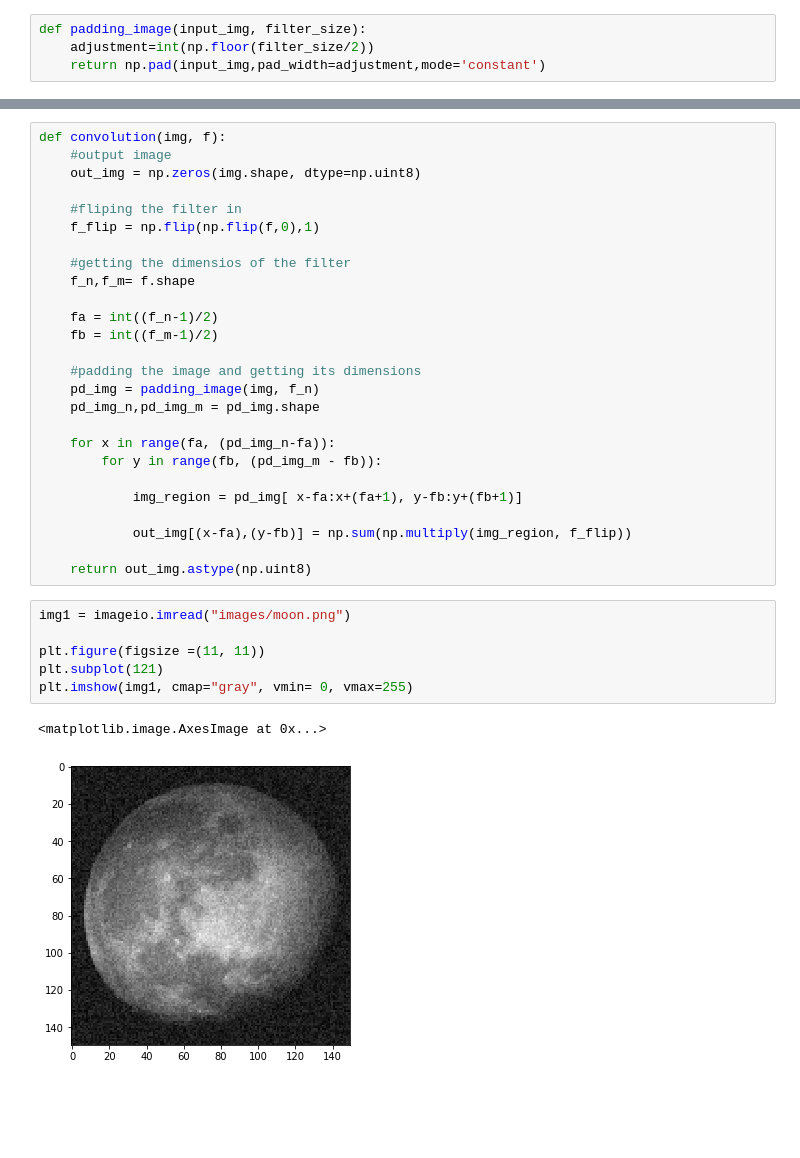
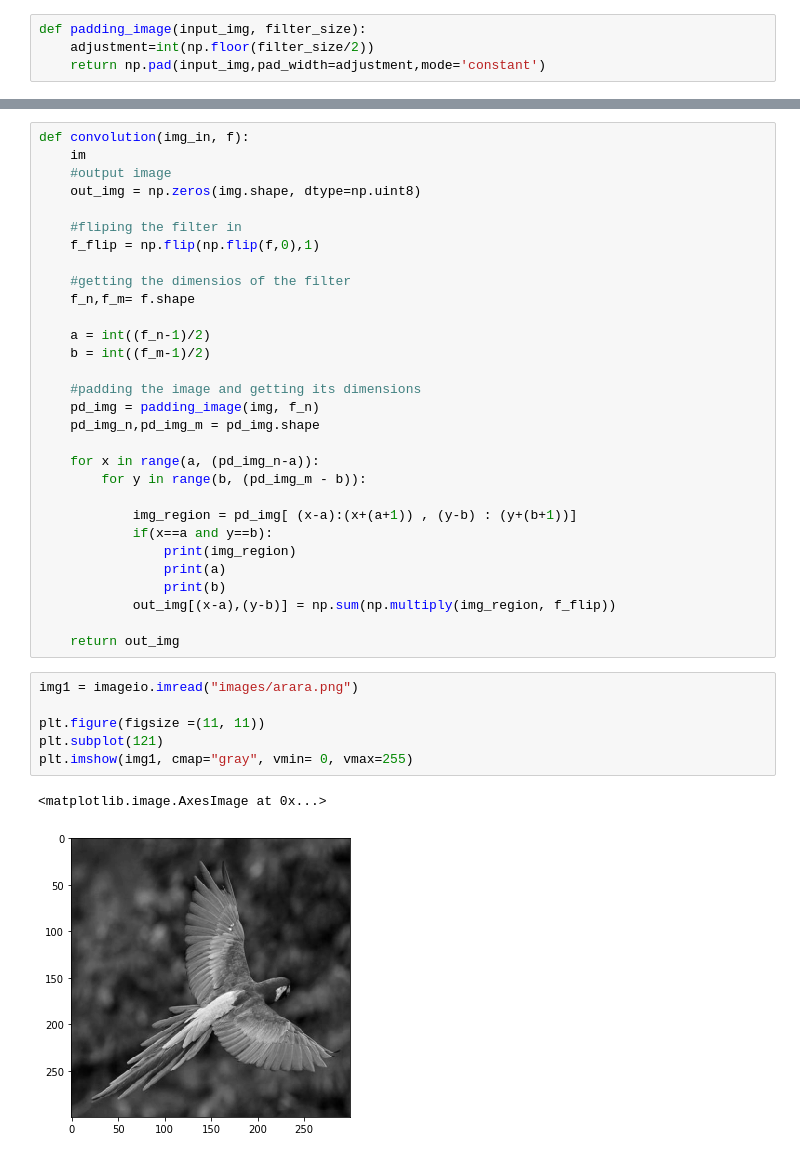
Before and after one commit to vrrusso/dip-assignment_2-image-filtering, a Jupyter notebook: Creating and testing filters.ipynb, the cells around one changed output, grey strips where cells are left out. Drawn from its saved outputs; the diff is of its cells as text; blank space fills up the shorter version.

```diff
--- a/Creating and testing filters.ipynb
+++ b/Creating and testing filters.ipynb
@@ -9,5 +23,6 @@ def padding_image(input_img, filter_size):
 # %%
-def convolution(img, f):
+def convolution(img_in, f):
+    im
     #output image
     out_img = np.zeros(img.shape, dtype=np.uint8)
 
@@ -17,28 +32,31 @@ def convolution(img, f):
     #getting the dimensios of the filter
     f_n,f_m= f.shape
 
-    fa = int((f_n-1)/2)
-    fb = int((f_m-1)/2)
+    a = int((f_n-1)/2)
+    b = int((f_m-1)/2)
 
     #padding the image and getting its dimensions
     pd_img = padding_image(img, f_n)
     pd_img_n,pd_img_m = pd_img.shape
 
-    for x in range(fa, (pd_img_n-fa)):
-        for y in range(fb, (pd_img_m - fb)):
+    for x in range(a, (pd_img_n-a)):
+        for y in range(b, (pd_img_m - b)):
 
-            img_region = pd_img[ x-fa:x+(fa+1), y-fb:y+(fb+1)]
+            img_region = pd_img[ (x-a):(x+(a+1)) , (y-b) : (y+(b+1))]
+            if(x==a and y==b):
+                print(img_region)
+                print(a)
+                print(b)
+            out_img[(x-a),(y-b)] = np.sum(np.multiply(img_region, f_flip))
 
-            out_img[(x-fa),(y-fb)] = np.sum(np.multiply(img_region, f_flip))
-
-    return out_img.astype(np.uint8)
+    return out_img
 # %%
-img1 = imageio.imread("images/moon.png")
+img1 = imageio.imread("images/arara.png")
 
 plt.figure(figsize =(11, 11))
 plt.subplot(121)
 plt.imshow(img1, cmap="gray", vmin= 0, vmax=255)
 # %% [output]
 <matplotlib.image.AxesImage at 0x...>
-[figure, old version]
+[figure, new version]
 # %%
```
Also changed, not shown: parts of 14 cells of this notebook, 1 other file.
